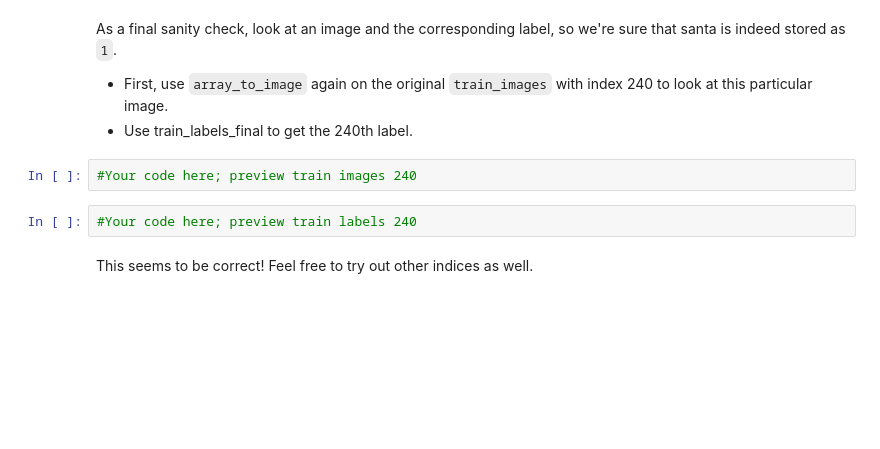
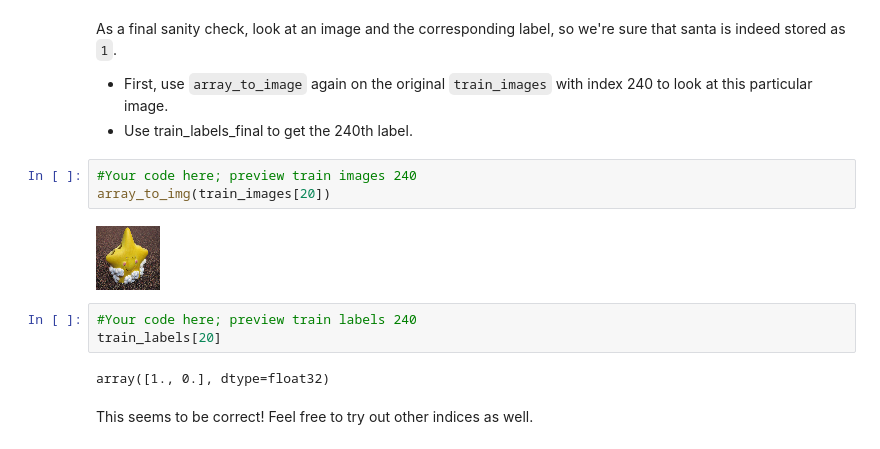
Before and after one commit to MissAle17/dsc-04-40-03-introduction-to-neural-networks-lab-online-ds-sp-000, a Jupyter notebook: index.ipynb, the cells around one changed output. Saved outputs shown, nothing was run; the diff lists cells and outputs as text; blank space fills up the shorter version.

```diff
--- a/index.ipynb
+++ b/index.ipynb
@@ -156,8 +151,14 @@ As a final sanity check, look at an image and the corresponding label, so we're
 - Use train_labels_final to get the 240th label.
 # %%
 #Your code here; preview train images 240
+array_to_img(train_images[20])
+# %% [output]
+[figure, added]
 # %%
 #Your code here; preview train labels 240
+train_labels[20]
+# %% [output]
+array([1., 0.], dtype=float32)
 # %% [markdown]
 This seems to be correct! Feel free to try out other indices as well.
 # %% [markdown]
```
Also changed, not shown: parts of 19 cells of this notebook.
